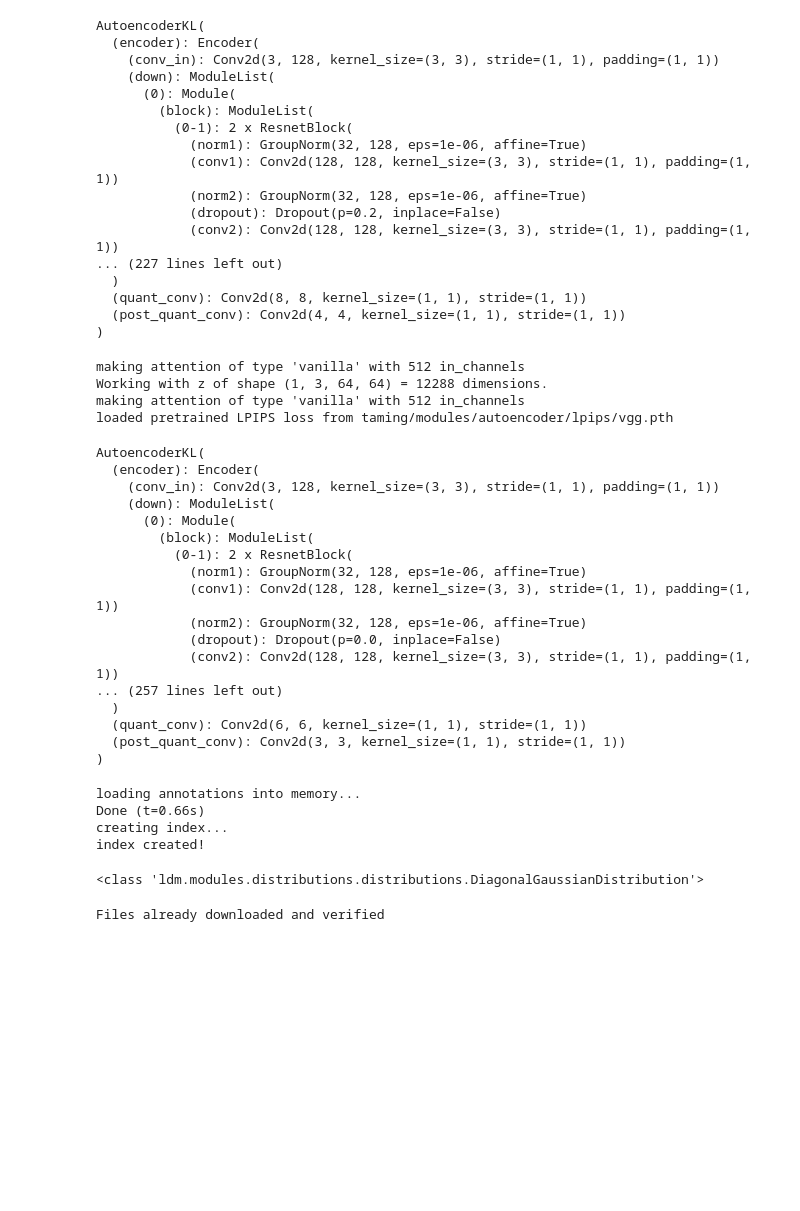
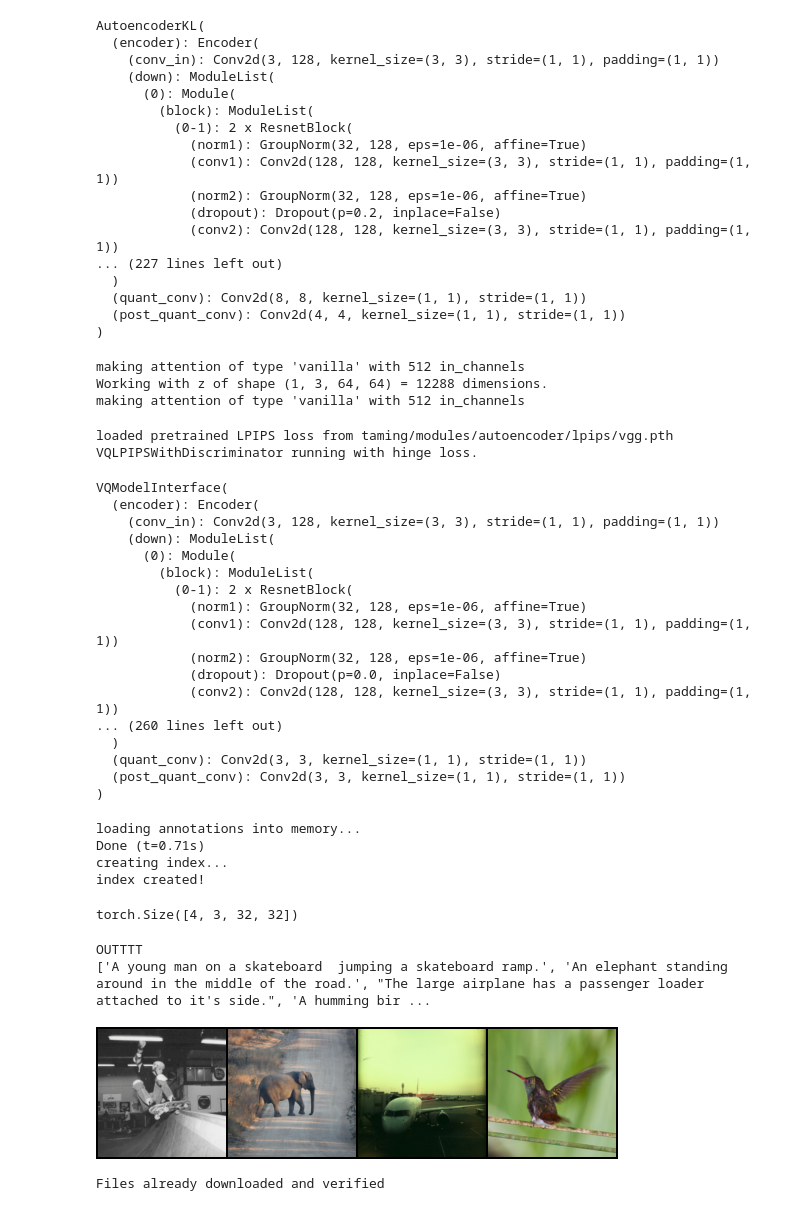
Before and after one commit to Kotomiya07/Latent-DDGAN, a Jupyter notebook: test.ipynb, the cells around one changed output. Saved outputs shown, nothing was run; the diff lists cells and outputs as text; code cells hidden in the pictures; blank space fills up the shorter version.

Commit message:
fix train

```diff
--- a/test.ipynb
+++ b/test.ipynb
@@ -94,8 +94,8 @@ AutoencoderKL(
 )
 # %%
 from ldm.util import instantiate_from_config
-config_path = "./autoencoder/config/COCO_config.yaml"
-ckpt_path = "./autoencoder/weight/kl-f4.ckpt"
+config_path = "./autoencoder/config/vq-f4.yaml"
+ckpt_path = "./autoencoder/weight/vq-f4.ckpt"
 with open(config_path, 'r') as file:
     config = yaml.safe_load(file)
 
@@ -110,24 +110,25 @@ AutoEncoder.to(device)
 making attention of type 'vanilla' with 512 in_channels
 Working with z of shape (1, 3, 64, 64) = 12288 dimensions.
 making attention of type 'vanilla' with 512 in_channels
-loaded pretrained LPIPS loss from taming/modules/autoencoder/lpips/vgg.pth
-AutoencoderKL(
-  (encoder): Encoder(
-    (conv_in): Conv2d(3, 128, kernel_size=(3, 3), stride=(1, 1), padding=(1, 1))
-    (down): ModuleList(
-      (0): Module(
-        (block): ModuleList(
-          (0-1): 2 x ResnetBlock(
-            (norm1): GroupNorm(32, 128, eps=1e-06, affine=True)
-            (conv1): Conv2d(128, 128, kernel_size=(3, 3), stride=(1, 1), padding=(1, 1))
-            (norm2): GroupNorm(32, 128, eps=1e-06, affine=True)
-            (dropout): Dropout(p=0.0, inplace=False)
-            (conv2): Conv2d(128, 128, kernel_size=(3, 3), stride=(1, 1), padding=(1, 1))
-... (257 lines left out)
-  )
-  (quant_conv): Conv2d(6, 6, kernel_size=(1, 1), stride=(1, 1))
-  (post_quant_conv): Conv2d(3, 3, kernel_size=(1, 1), stride=(1, 1))
-)
+loaded pretrained LPIPS loss from taming/modules/autoencoder/lpips/vgg.pth
+VQLPIPSWithDiscriminator running with hinge loss.
+VQModelInterface(
+  (encoder): Encoder(
+    (conv_in): Conv2d(3, 128, kernel_size=(3, 3), stride=(1, 1), padding=(1, 1))
+    (down): ModuleList(
+      (0): Module(
+        (block): ModuleList(
+          (0-1): 2 x ResnetBlock(
+            (norm1): GroupNorm(32, 128, eps=1e-06, affine=True)
+            (conv1): Conv2d(128, 128, kernel_size=(3, 3), stride=(1, 1), padding=(1, 1))
+            (norm2): GroupNorm(32, 128, eps=1e-06, affine=True)
+            (dropout): Dropout(p=0.0, inplace=False)
+            (conv2): Conv2d(128, 128, kernel_size=(3, 3), stride=(1, 1), padding=(1, 1))
+... (260 lines left out)
+  )
+  (quant_conv): Conv2d(3, 3, kernel_size=(1, 1), stride=(1, 1))
+  (post_quant_conv): Conv2d(3, 3, kernel_size=(1, 1), stride=(1, 1))
+)
 # %%
 import os
 
@@ -138,6 +139,7 @@ from torchvision.datasets import CIFAR10, STL10
 
 from datasets_prep.coco import CustomCocoCaptions
 size = 128
+datadir ="./data/coco"
 train_transform = transforms.Compose([
     transforms.Resize(size),
     transforms.transforms.CenterCrop(size),
@@ -147,13 +149,13 @@ train_transform = transforms.Compose([
 ])
 dataset = CustomCocoCaptions(
     name="train2017",
-    root=os.path.join("./data/coco", "train2017"),
+    root=os.path.join(datadir, "train2017"),
     annFile=os.path.join(
-    "./data/coco", 'annotations', 'captions_train2017.json'),
+    datadir, 'annotations', 'captions_train2017.json'),
     transform=train_transform)
 
 data_loader = torch.utils.data.DataLoader(dataset,
-                                          batch_size=1,
+                                          batch_size=4,
                                           shuffle=True,
                                           num_workers=2,
                                           pin_memory=True,
@@ -162,6 +164,6 @@ data_loader = torch.utils.data.DataLoader(dataset,
                                          )
 # %% [output]
 loading annotations into memory...
-Done (t=0.66s)
+Done (t=0.71s)
 creating index...
 index created!
@@ -174,21 +178,30 @@ scale_factor = 1.0
 x0 = x.to(device, non_blocking=True)
 with torch.no_grad():
     posterior = AutoEncoder.encode(x0)
-    print(type(posterior))
     real_data = posterior.sample().detach()
 #print("MIN:{}, MAX:{}".format(real_data.min(), real_data.max()))
 real_data = real_data / scale_factor #300.0  # [-1, 1]
-# %% [output]
-<class 'ldm.modules.distributions.distributions.DiagonalGaussianDistribution'>
+# %%
+posterior.shape
+# %% [output]
+torch.Size([4, 3, 32, 32])
 # %%
 real_data *= scale_factor #300
 with torch.no_grad():
     real_data = AutoEncoder.decode(real_data)
 
 real_data = (torch.clamp(real_data, -1, 1) + 1) / 2  # 0-1
 
 torchvision.utils.save_image(
     real_data, os.path.join("./", 'real_data.png'))
+imgPIL = Image.open("./real_data.png")  # 画像読み込み
+
+print(y)
+imgPIL.show()  # 画像表示
+# %% [output]
+OUTTTT
+['A young man on a skateboard  jumping a skateboard ramp.', 'An elephant standing around in the middle of the road.', "The large airplane has a passenger loader attached to it's side.", 'A humming bir ...
+[figure, added]
 # %%
 dataset = CIFAR10("./data/cifar-10", train=True, transform=transforms.Compose([
             transforms.Resize(32),
```
Also changed, not shown: parts of 1 cell of this notebook, 9 other files.
